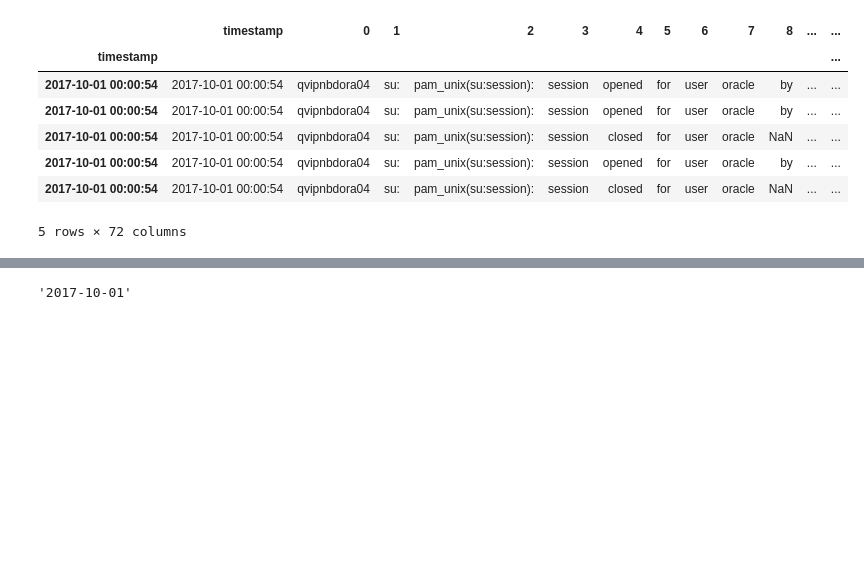
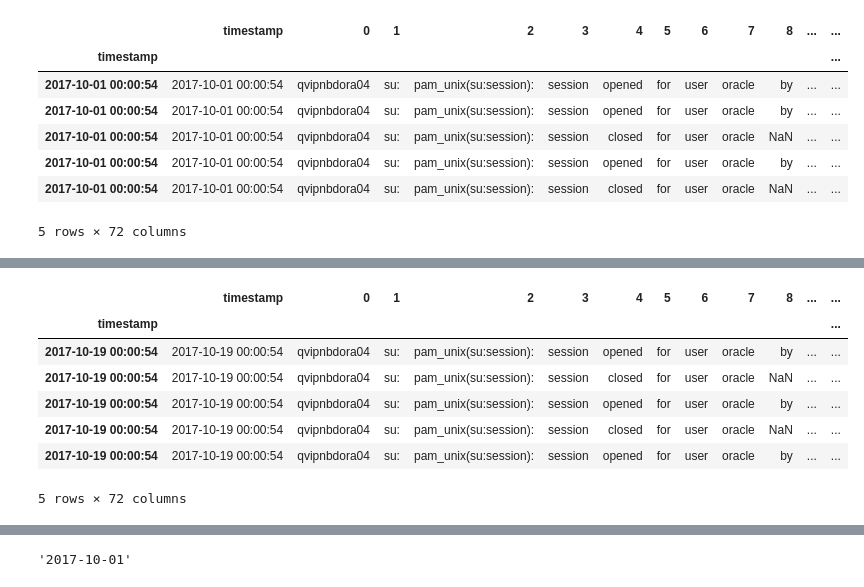
Before and after one commit to TheAmazonLogTeam/LogKiller, a Jupyter notebook: test_intensity_processus.ipynb, the cells around one changed output, grey strips where cells are left out. Cells and saved outputs as stored; diff of their text form; code cells hidden in the pictures; blank space fills up the shorter version.

```diff
--- a/test_intensity_processus.ipynb
+++ b/test_intensity_processus.ipynb
@@ -323,2 +355,12 @@ plt.plot(range(len(server_profile.measures[0]['Area_Difference'])),server_profil
 # %%
-data = df_log[date_train[1]]
+data = df_log[date_train[18]]
+data.head()
+# %% [output]
+|  | timestamp | 0 | 1 | 2 | 3 | 4 | 5 | 6 | 7 | 8 | ... | ... |
+| timestamp |  |  |  |  |  |  |  |  |  |  |  | ... |
+| 2017-10-19 00:00:54 | 2017-10-19 00:00:54 | qvipnbdora04 | su: | pam_unix(su:session): | session | opened | for | user | oracle | by | ... | ... |
+| 2017-10-19 00:00:54 | 2017-10-19 00:00:54 | qvipnbdora04 | su: | pam_unix(su:session): | session | closed | for | user | oracle | NaN | ... | ... |
+| 2017-10-19 00:00:54 | 2017-10-19 00:00:54 | qvipnbdora04 | su: | pam_unix(su:session): | session | opened | for | user | oracle | by | ... | ... |
+| 2017-10-19 00:00:54 | 2017-10-19 00:00:54 | qvipnbdora04 | su: | pam_unix(su:session): | session | closed | for | user | oracle | NaN | ... | ... |
+| 2017-10-19 00:00:54 | 2017-10-19 00:00:54 | qvipnbdora04 | su: | pam_unix(su:session): | session | opened | for | user | oracle | by | ... | ... |
+5 rows × 72 columns
```
Also changed, not shown: parts of 8 cells of this notebook.
